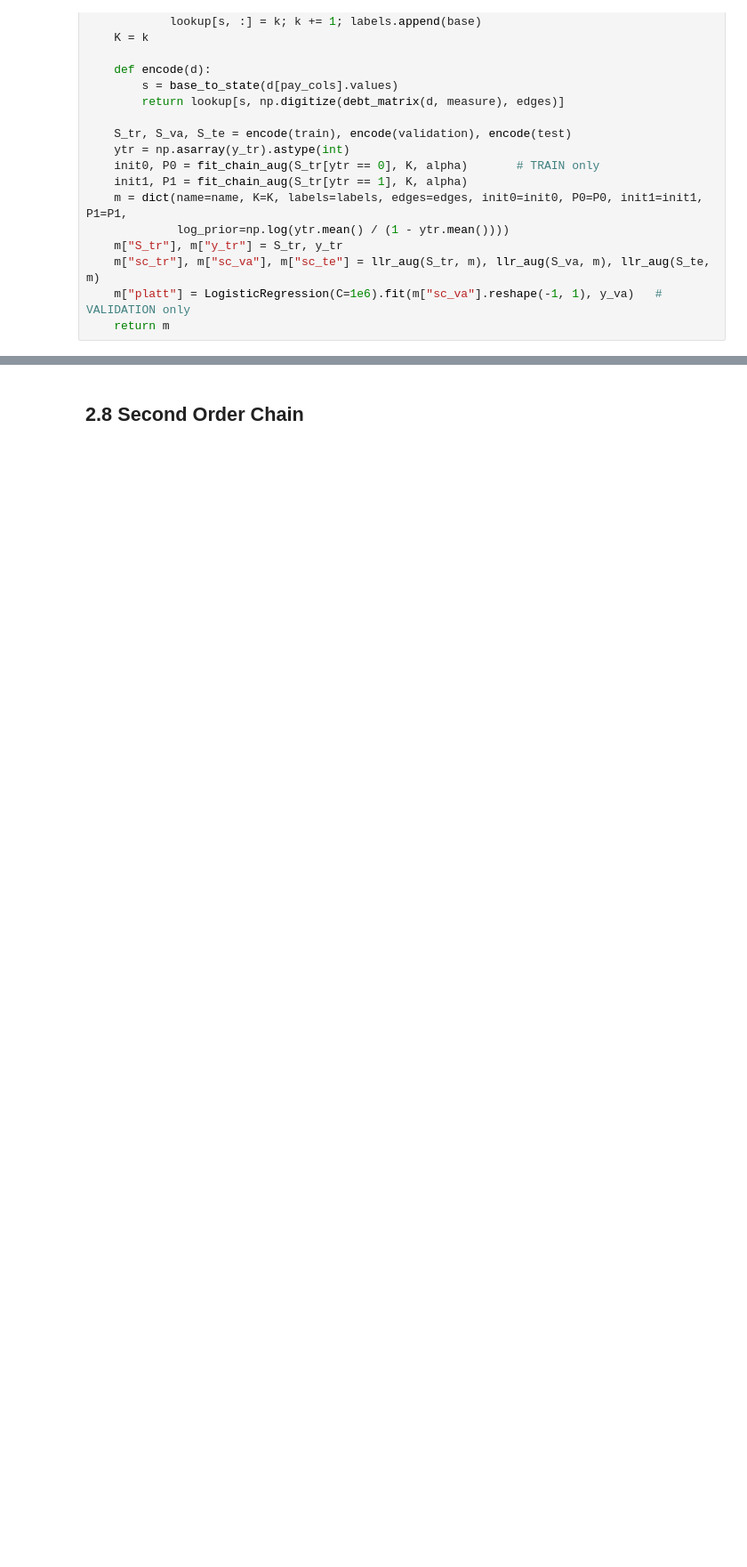
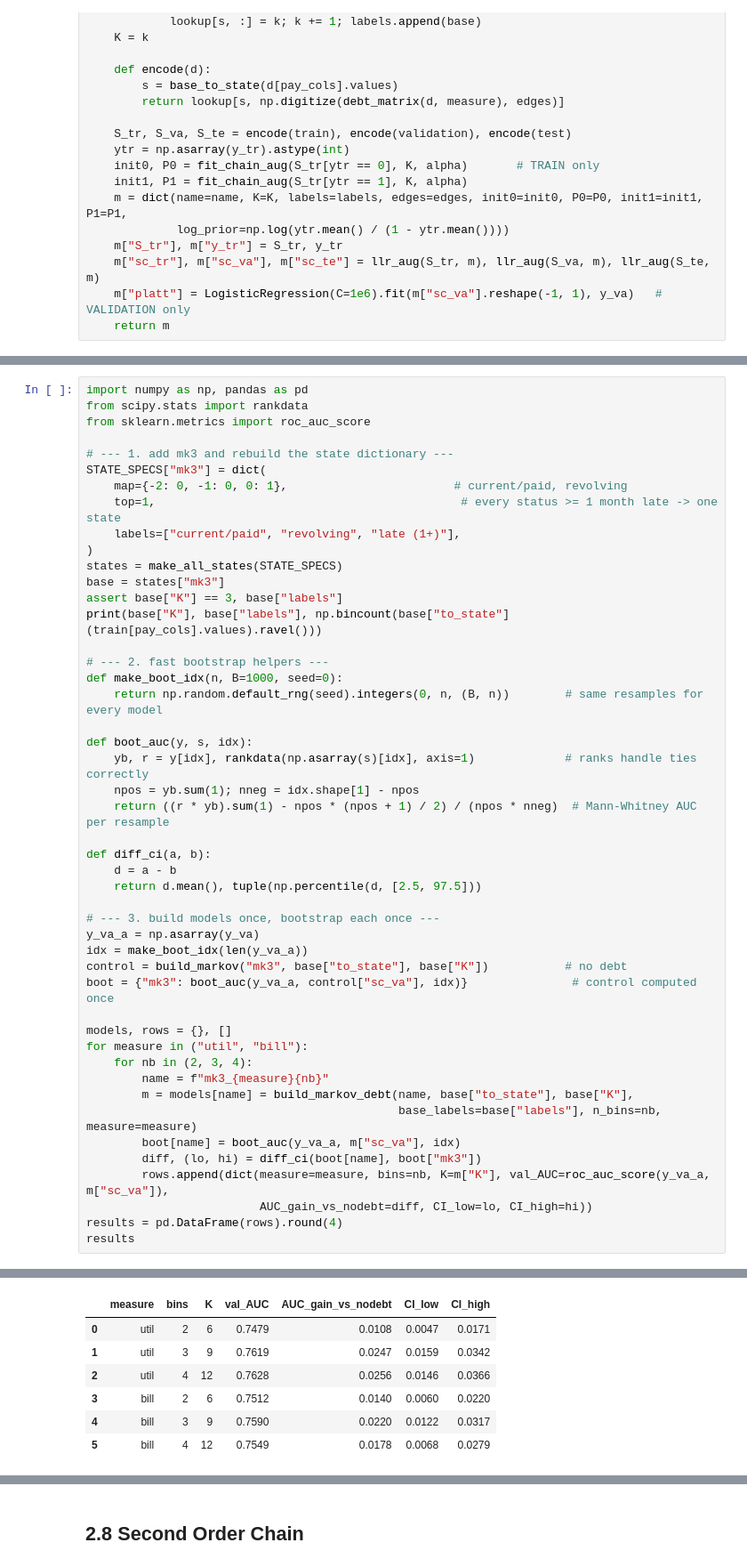
Before and after one commit to Oscar339/dst-sprint1, a Jupyter notebook: report/02-MarkovChiain.ipynb, the cells around one changed output, grey strips where cells are left out. Shown at 89% size. Saved outputs shown, nothing was run; the diff lists cells and outputs as text; blank space fills up the shorter version.

```diff
--- a/report/02-MarkovChiain.ipynb
+++ b/report/02-MarkovChiain.ipynb
@@ -770,0 +786,48 @@ print(np.bincount(base["to_state"](train[pay_cols].values).ravel()))   # custome
+# %%
+import numpy as np, pandas as pd
+from scipy.stats import rankdata
+from sklearn.metrics import roc_auc_score
+
+# --- 1. add mk3 and rebuild the state dictionary ---
+STATE_SPECS["mk3"] = dict(
+    map={-2: 0, -1: 0, 0: 1},                        # current/paid, revolving
+    top=1,                                            # every status >= 1 month late -> one state
+    labels=["current/paid", "revolving", "late (1+)"],
+)
+states = make_all_states(STATE_SPECS)
+base = states["mk3"]
+assert base["K"] == 3, base["labels"]
+print(base["K"], base["labels"], np.bincount(base["to_state"](train[pay_cols].values).ravel()))
+
+# --- 2. fast bootstrap helpers ---
+def make_boot_idx(n, B=1000, seed=0):
+    return np.random.default_rng(seed).integers(0, n, (B, n))        # same resamples for every model
+
+def boot_auc(y, s, idx):
+    yb, r = y[idx], rankdata(np.asarray(s)[idx], axis=1)             # ranks handle ties correctly
+    npos = yb.sum(1); nneg = idx.shape[1] - npos
+    return ((r * yb).sum(1) - npos * (npos + 1) / 2) / (npos * nneg)  # Mann-Whitney AUC per resample
+
+def diff_ci(a, b):
+    d = a - b
+    return d.mean(), tuple(np.percentile(d, [2.5, 97.5]))
+
+# --- 3. build models once, bootstrap each once ---
+y_va_a = np.asarray(y_va)
+idx = make_boot_idx(len(y_va_a))
+control = build_markov("mk3", base["to_state"], base["K"])           # no debt
+boot = {"mk3": boot_auc(y_va_a, control["sc_va"], idx)}               # control computed once
+
+models, rows = {}, []
+for measure in ("util", "bill"):
+    for nb in (2, 3, 4):
+        name = f"mk3_{measure}{nb}"
+        m = models[name] = build_markov_debt(name, base["to_state"], base["K"],
+                                             base_labels=base["labels"], n_bins=nb, measure=measure)
+        boot[name] = boot_auc(y_va_a, m["sc_va"], idx)
+        diff, (lo, hi) = diff_ci(boot[name], boot["mk3"])
+        rows.append(dict(measure=measure, bins=nb, K=m["K"], val_AUC=roc_auc_score(y_va_a, m["sc_va"]),
+                         AUC_gain_vs_nodebt=diff, CI_low=lo, CI_high=hi))
+results = pd.DataFrame(rows).round(4)
+results
+# %% [output]
@@ -770,0 +835,7 @@ print(np.bincount(base["to_state"](train[pay_cols].values).ravel()))   # custome
+|  | measure | bins | K | val_AUC | AUC_gain_vs_nodebt | CI_low | CI_high |
+| 0 | util | 2 | 6 | 0.7479 | 0.0108 | 0.0047 | 0.0171 |
+| 1 | util | 3 | 9 | 0.7619 | 0.0247 | 0.0159 | 0.0342 |
+| 2 | util | 4 | 12 | 0.7628 | 0.0256 | 0.0146 | 0.0366 |
+| 3 | bill | 2 | 6 | 0.7512 | 0.0140 | 0.0060 | 0.0220 |
+| 4 | bill | 3 | 9 | 0.7590 | 0.0220 | 0.0122 | 0.0317 |
+| 5 | bill | 4 | 12 | 0.7549 | 0.0178 | 0.0068 | 0.0279 |
```
Also changed, not shown: parts of 14 cells of this notebook.
